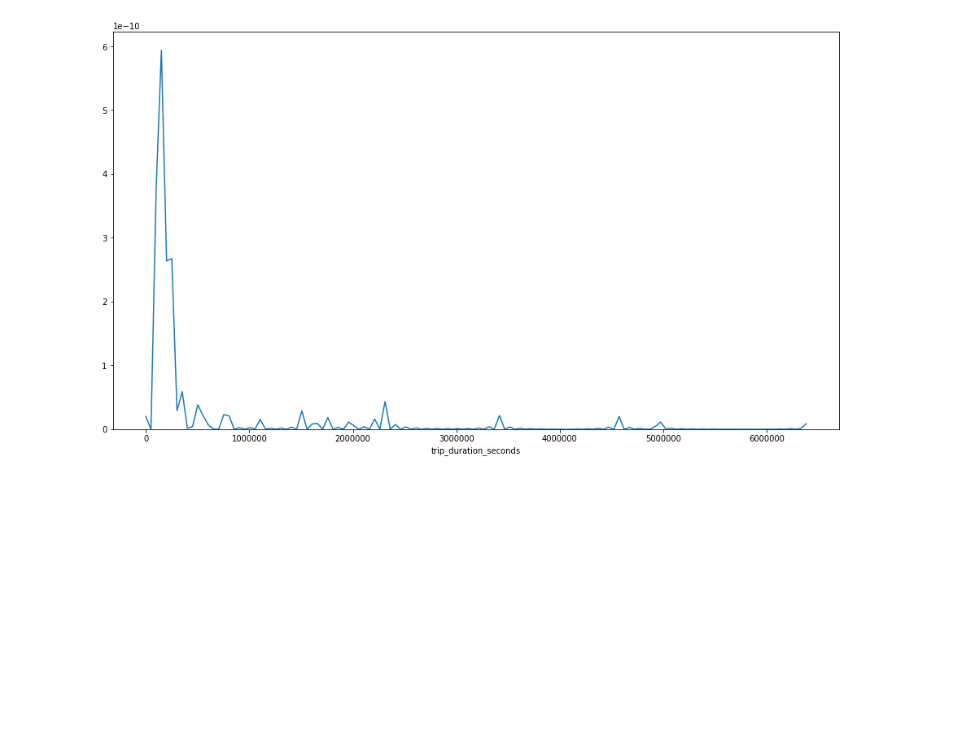
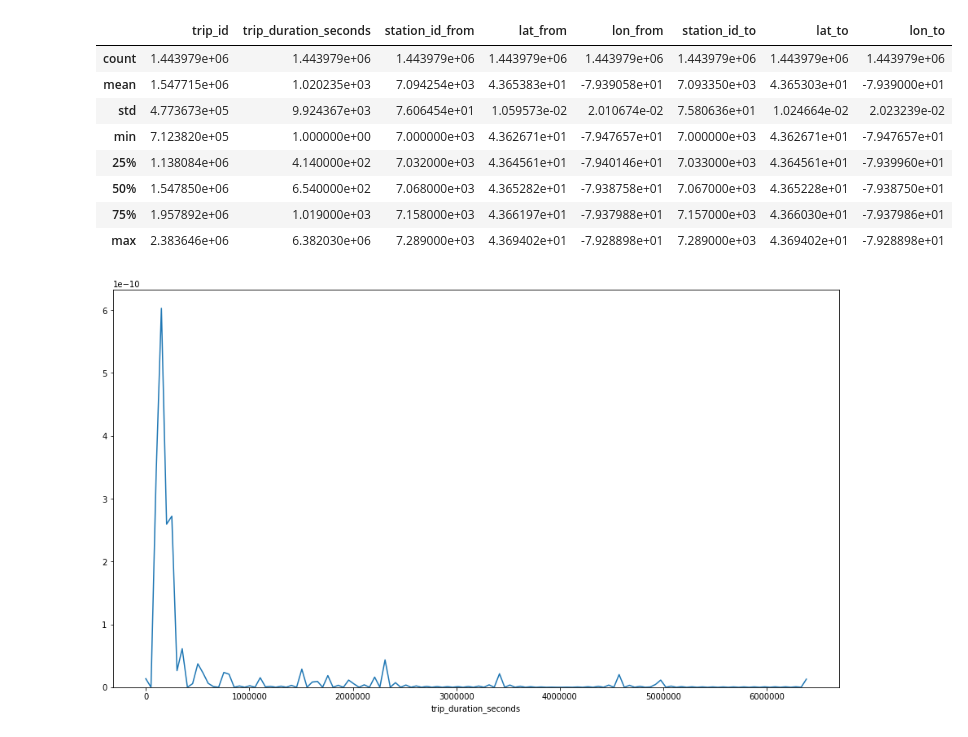
Before and after one commit to open-data-toronto/story-bike-share-ridership, a Jupyter notebook: clean_data.ipynb, the cells around one changed output. Cells and saved outputs as stored; diff of their text form; code cells hidden in the pictures; blank space fills up the shorter version.

```diff
--- a/clean_data.ipynb
+++ b/clean_data.ipynb
@@ -89,3 +146,15 @@ df = df[[x for x in df.columns if not x.endswith('_station_id') and not x.endswi
+# %%
+df.describe()
+# %% [output]
+|  | trip_id | trip_duration_seconds | station_id_from | lat_from | lon_from | station_id_to | lat_to | lon_to |
+| count | 1.443979e+06 | 1.443979e+06 | 1.443979e+06 | 1.443979e+06 | 1.443979e+06 | 1.443979e+06 | 1.443979e+06 | 1.443979e+06 |
+| mean | 1.547715e+06 | 1.020235e+03 | 7.094254e+03 | 4.365383e+01 | -7.939058e+01 | 7.093350e+03 | 4.365303e+01 | -7.939000e+01 |
+| std | 4.773673e+05 | 9.924367e+03 | 7.606454e+01 | 1.059573e-02 | 2.010674e-02 | 7.580636e+01 | 1.024664e-02 | 2.023239e-02 |
+| min | 7.123820e+05 | 1.000000e+00 | 7.000000e+03 | 4.362671e+01 | -7.947657e+01 | 7.000000e+03 | 4.362671e+01 | -7.947657e+01 |
+| 25% | 1.138084e+06 | 4.140000e+02 | 7.032000e+03 | 4.364561e+01 | -7.940146e+01 | 7.033000e+03 | 4.364561e+01 | -7.939960e+01 |
+| 50% | 1.547850e+06 | 6.540000e+02 | 7.068000e+03 | 4.365282e+01 | -7.938758e+01 | 7.067000e+03 | 4.365228e+01 | -7.938750e+01 |
+| 75% | 1.957892e+06 | 1.019000e+03 | 7.158000e+03 | 4.366197e+01 | -7.937988e+01 | 7.157000e+03 | 4.366030e+01 | -7.937986e+01 |
+| max | 2.383646e+06 | 6.382030e+06 | 7.289000e+03 | 4.369402e+01 | -7.928898e+01 | 7.289000e+03 | 4.369402e+01 | -7.928898e+01 |
 # %%
 fig, ax = plt.subplots(1, 1, figsize=(16, 9))
 sns.distplot(df['trip_duration_seconds'], hist=False, ax=ax)
```
Also changed, not shown: parts of 9 cells of this notebook, 1 other file.
